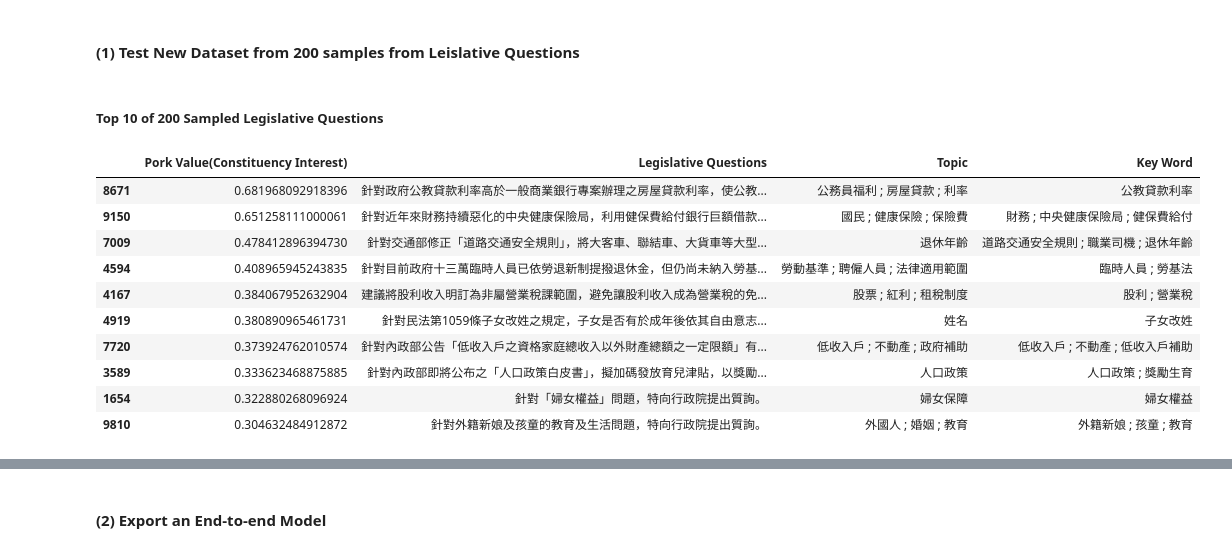
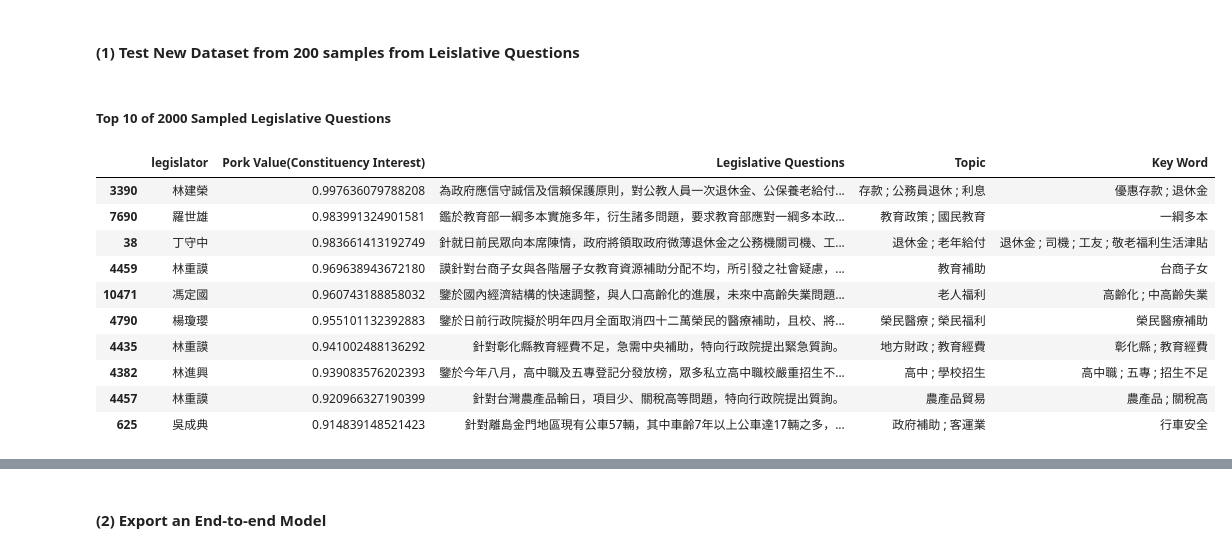
Before and after one commit to davidycliao/PorkCNN, a Jupyter notebook: demo-cnn-pork-barrel-classification-task.ipynb, the cells around one changed output, grey strips where cells are left out. Cells and saved outputs as stored; diff of their text form; code cells hidden in the pictures.

```diff
--- a/demo-cnn-pork-barrel-classification-task.ipynb
+++ b/demo-cnn-pork-barrel-classification-task.ipynb
@@ -177,7 +177,7 @@ class DCNN(tf.keras.Model):
     def __init__(self,
                  vocab_size,
                  emb_dim=128,
-                 nb_filters=50,
+                 nb_filters=100,
                  FFN_units=512,
                  nb_classes=2,
                  dropout_rate=0.1,
@@ -204,12 +204,7 @@ class DCNN(tf.keras.Model):
                                              # pooling step
         self.dense_1 = layers.Dense(units=FFN_units, activation="relu")
         self.dropout = layers.Dropout(rate=dropout_rate)
-        if nb_classes == 2:
-            self.last_dense = layers.Dense(units=1,
-                                           activation="sigmoid")
-        else:
-            self.last_dense = layers.Dense(units=nb_classes,
-                                           activation="softmax")
+        self.last_dense = layers.Dense(units=1, activation="sigmoid")
 
     def call(self, inputs, training):
         x = self.embedding(inputs)
@@ -390,21 +373,36 @@ sub_set = [seg_char(text) for text in [clearPucts(text) for text in sample_df.ti
+# %%
+import pandas as pd
+import random
+
+# test the trined model using new text from 200 samples from Leislative Questions
+LQ6 = pd.read_csv('data/LQ_6th.csv')
+
+# drop '0': legislor  never have proposed any legisaltive questions.
+LQ6 = LQ6[LQ6['title'].isin(['0'])== False]
+
+# select text with number of charecters within EMB_DIM; len(sub_set) = 11162
+# sample_df = LQ6.loc[[len(char_num) for char_num in LQ6.title if len(char_num) < MAX_LEN], ['legislator','title', 'topic', 'category', 'keywords', 'ques_type']].reset_index(drop=True)
+sample_df = LQ6.iloc[random.sample(range(len(LQ6)), 2000)][['legislator', 'title', 'topic', 'category', 'keywords', 'ques_type']]
+sub_set = [seg_char(text) for text in [clearPucts(text) for text in sample_df.title]]
 # %% [markdown]
-##### Top 10 of 200 Sampled Legislative Questions
+##### Top 10 of 2000 Sampled Legislative Questions
 # %%
 pd.DataFrame(
-    {'Pork Value(Constituency Interest)':[as_num(Dcnn(np.array([tokenizer.encode(line)]), training=True).numpy()[0][0]) for line in sub_set],
+    {'legislator': sample_df.legislator,
+     'Pork Value(Constituency Interest)':[as_num(Dcnn(np.array([tokenizer.encode(line)]), training=True).numpy()[0][0]) for line in sub_set],
      'Legislative Questions ': sample_df.title,
      'Topic': sample_df.topic,
      'Key Word':sample_df.keywords}).sort_values(by=['Pork Value(Constituency Interest)'], ascending = False).head(10)
 # %% [output]
-|  | Pork Value(Constituency Interest) | Legislative Questions | Topic | Key Word |
-| 8671 | 0.681968092918396 | 針對政府公教貸款利率高於一般商業銀行專案辦理之房屋貸款利率，使公教... | 公務員福利 ; 房屋貸款 ; 利率 | 公教貸款利率 |
-| 9150 | 0.651258111000061 | 針對近年來財務持續惡化的中央健康保險局，利用健保費給付銀行巨額借款... | 國民 ; 健康保險 ; 保險費 | 財務 ; 中央健康保險局 ; 健保費給付 |
-| 7009 | 0.478412896394730 | 針對交通部修正「道路交通安全規則」，將大客車、聯結車、大貨車等大型... | 退休年齡 | 道路交通安全規則 ; 職業司機 ; 退休年齡 |
-| 4594 | 0.408965945243835 | 針對目前政府十三萬臨時人員已依勞退新制提撥退休金，但仍尚未納入勞基... | 勞動基準 ; 聘僱人員 ; 法律適用範圍 | 臨時人員 ; 勞基法 |
-| 4167 | 0.384067952632904 | 建議將股利收入明訂為非屬營業稅課範圍，避免讓股利收入成為營業稅的免... | 股票 ; 紅利 ; 租稅制度 | 股利 ; 營業稅 |
-| 4919 | 0.380890965461731 | 針對民法第1059條子女改姓之規定，子女是否有於成年後依其自由意志... | 姓名 | 子女改姓 |
-| 7720 | 0.373924762010574 | 針對內政部公告「低收入戶之資格家庭總收入以外財產總額之一定限額」有... | 低收入戶 ; 不動產 ; 政府補助 | 低收入戶 ; 不動產 ; 低收入戶補助 |
-| 3589 | 0.333623468875885 | 針對內政部即將公布之「人口政策白皮書」，擬加碼發放育兒津貼，以獎勵... | 人口政策 | 人口政策 ; 獎勵生育 |
-| 1654 | 0.322880268096924 | 針對「婦女權益」問題，特向行政院提出質詢。 | 婦女保障 | 婦女權益 |
-| 9810 | 0.304632484912872 | 針對外籍新娘及孩童的教育及生活問題，特向行政院提出質詢。 | 外國人 ; 婚姻 ; 教育 | 外籍新娘 ; 孩童 ; 教育 |
+|  | legislator | Pork Value(Constituency Interest) | Legislative Questions | Topic | Key Word |
+| 3390 | 林建榮 | 0.997636079788208 | 為政府應信守誠信及信賴保護原則，對公教人員一次退休金、公保養老給付... | 存款 ; 公務員退休 ; 利息 | 優惠存款 ; 退休金 |
+| 7690 | 羅世雄 | 0.983991324901581 | 鑑於教育部一綱多本實施多年，衍生諸多問題，要求教育部應對一綱多本政... | 教育政策 ; 國民教育 | 一綱多本 |
+| 38 | 丁守中 | 0.983661413192749 | 針就日前民眾向本席陳情，政府將領取政府微薄退休金之公務機關司機、工... | 退休金 ; 老年給付 | 退休金 ; 司機 ; 工友 ; 敬老福利生活津貼 |
+| 4459 | 林重謨 | 0.969638943672180 | 謨針對台商子女與各階層子女教育資源補助分配不均，所引發之社會疑慮，... | 教育補助 | 台商子女 |
+| 10471 | 馮定國 | 0.960743188858032 | 鑒於國內經濟結構的快速調整，與人口高齡化的進展，未來中高齡失業問題... | 老人福利 | 高齡化 ; 中高齡失業 |
+| 4790 | 楊瓊瓔 | 0.955101132392883 | 鑒於日前行政院擬於明年四月全面取消四十二萬榮民的醫療補助，且校、將... | 榮民醫療 ; 榮民福利 | 榮民醫療補助 |
+| 4435 | 林重謨 | 0.941002488136292 | 針對彰化縣教育經費不足，急需中央補助，特向行政院提出緊急質詢。 | 地方財政 ; 教育經費 | 彰化縣 ; 教育經費 |
+| 4382 | 林進興 | 0.939083576202393 | 鑒於今年八月，高中職及五專登記分發放榜，眾多私立高中職校嚴重招生不... | 高中 ; 學校招生 | 高中職 ; 五專 ; 招生不足 |
+| 4457 | 林重謨 | 0.920966327190399 | 針對台灣農產品輸日，項目少、關稅高等問題，特向行政院提出質詢。 | 農產品貿易 | 農產品 ; 關稅高 |
+| 625 | 吳成典 | 0.914839148521423 | 針對離島金門地區現有公車57輛，其中車齡7年以上公車達17輛之多，... | 政府補助 ; 客運業 | 行車安全 |
 # %% [markdown]
```
Also changed, not shown: parts of 14 cells of this notebook, 24 other files.
